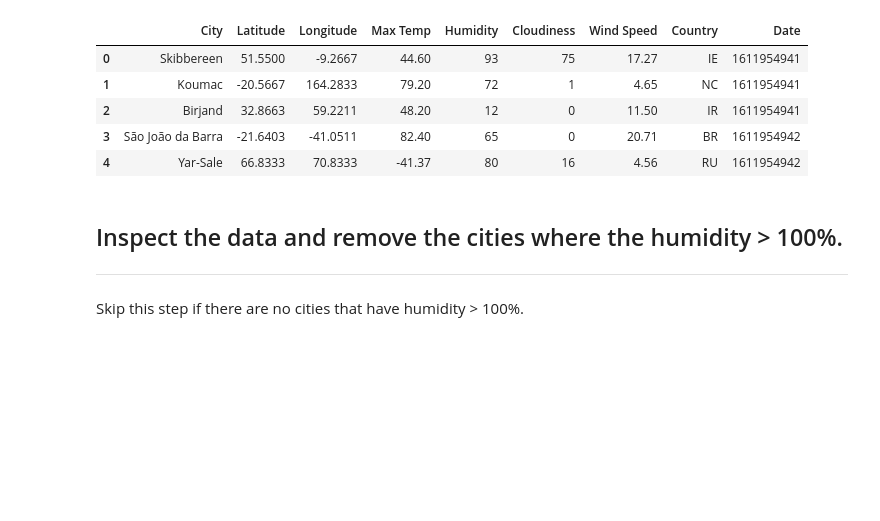
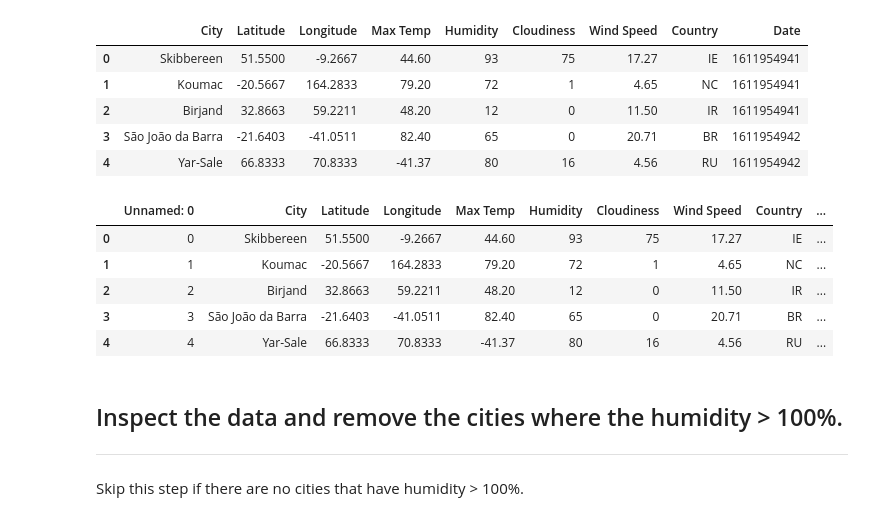
Before and after one commit to claws425/python-api-challenge, a Jupyter notebook: WeatherPy/WeatherPy.ipynb, the cells around one changed output. Cells and saved outputs as stored; diff of their text form; code cells hidden in the pictures; blank space fills up the shorter version.

```diff
--- a/WeatherPy/WeatherPy.ipynb
+++ b/WeatherPy/WeatherPy.ipynb
@@ -138,4 +138,15 @@ weather_data.head()
 weather_data.to_csv("cities.csv")
+# %%
+# Read in csv to avoid another API call
+weather = pd.read_csv("cities.csv")
+weather.head()
+# %% [output]
+|  | Unnamed: 0 | City | Latitude | Longitude | Max Temp | Humidity | Cloudiness | Wind Speed | Country | ... |
+| 0 | 0 | Skibbereen | 51.5500 | -9.2667 | 44.60 | 93 | 75 | 17.27 | IE | ... |
+| 1 | 1 | Koumac | -20.5667 | 164.2833 | 79.20 | 72 | 1 | 4.65 | NC | ... |
+| 2 | 2 | Birjand | 32.8663 | 59.2211 | 48.20 | 12 | 0 | 11.50 | IR | ... |
+| 3 | 3 | São João da Barra | -21.6403 | -41.0511 | 82.40 | 65 | 0 | 20.71 | BR | ... |
+| 4 | 4 | Yar-Sale | 66.8333 | 70.8333 | -41.37 | 80 | 16 | 4.56 | RU | ... |
 # %% [markdown]
 ## Inspect the data and remove the cities where the humidity > 100%.
 ----
```
Also changed, not shown: parts of 7 cells of this notebook, 4 other files.
